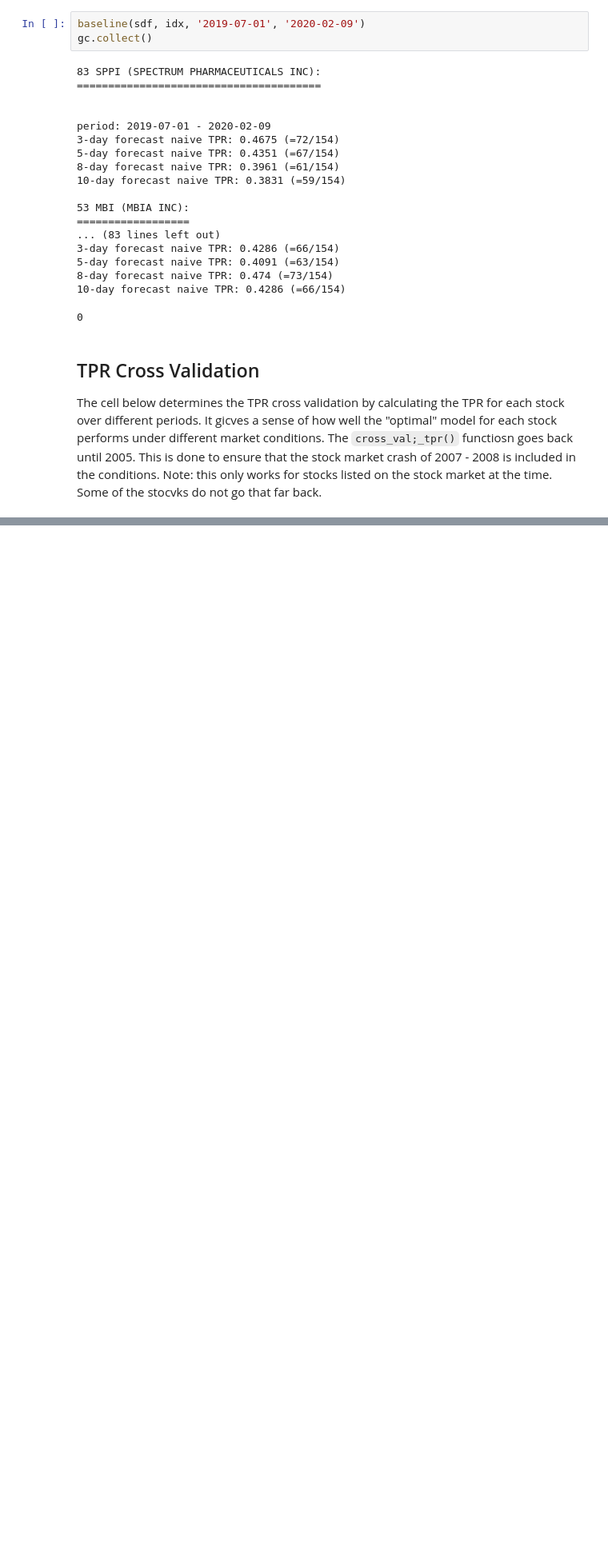
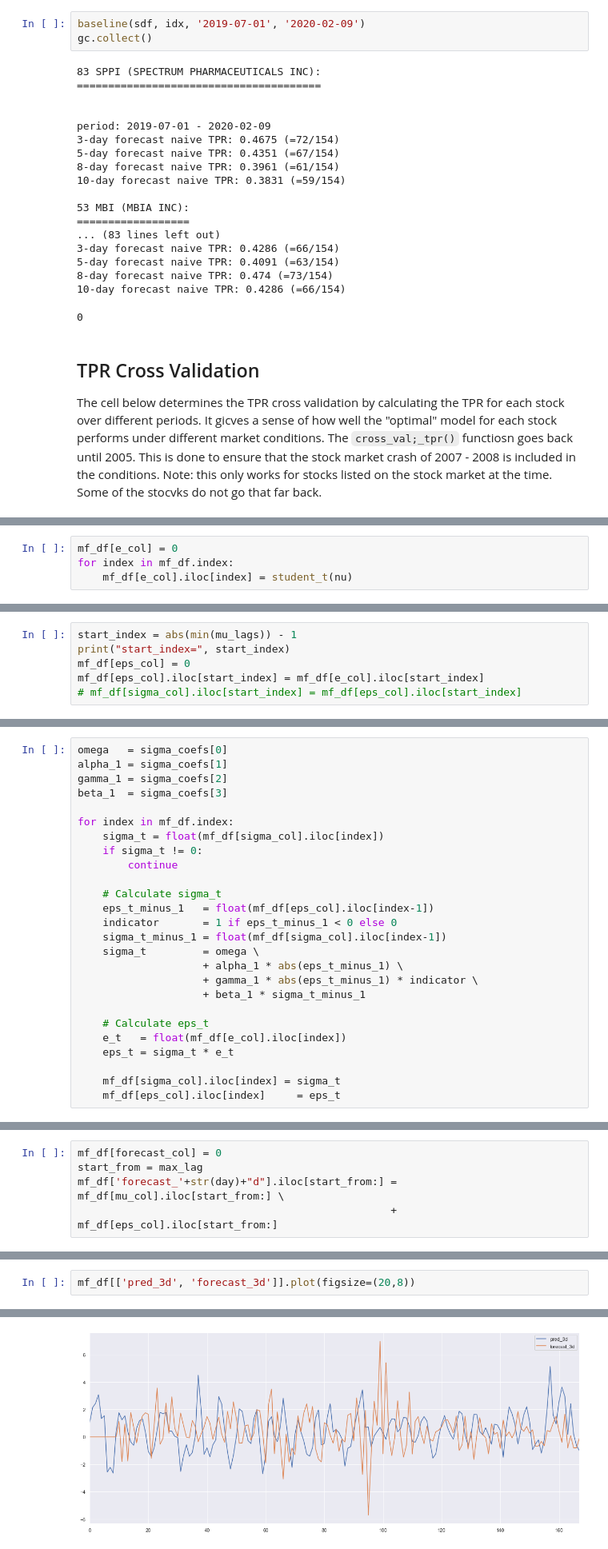
Before and after one commit to frkornet/Stock-Market-Final-Project, a Jupyter notebook: notebook/test days up.ipynb, the cells around one changed output, grey strips where cells are left out. Shown at 80% size. Drawn from its saved outputs; the diff is of its cells as text; blank space fills up the shorter version.

```diff
--- a/notebook/test days up.ipynb
+++ b/notebook/test days up.ipynb
@@ -349,0 +554,4 @@ Name: params, dtype: float64
+# %%
+mf_df[e_col] = 0
+for index in mf_df.index:
+    mf_df[e_col].iloc[index] = student_t(nu)
@@ -349,0 +578,6 @@ Name: params, dtype: float64
+# %%
+start_index = abs(min(mu_lags)) - 1
+print("start_index=", start_index)
+mf_df[eps_col] = 0
+mf_df[eps_col].iloc[start_index] = mf_df[e_col].iloc[start_index]
+# mf_df[sigma_col].iloc[start_index] = mf_df[eps_col].iloc[start_index]
@@ -349,0 +606,26 @@ Name: params, dtype: float64
+# %%
+omega   = sigma_coefs[0]
+alpha_1 = sigma_coefs[1]
+gamma_1 = sigma_coefs[2]
+beta_1  = sigma_coefs[3]
+
+for index in mf_df.index:
+    sigma_t = float(mf_df[sigma_col].iloc[index])
+    if sigma_t != 0:
+        continue
+
+    # Calculate sigma_t
+    eps_t_minus_1   = float(mf_df[eps_col].iloc[index-1])
+    indicator       = 1 if eps_t_minus_1 < 0 else 0
+    sigma_t_minus_1 = float(mf_df[sigma_col].iloc[index-1])
+    sigma_t         = omega \
+                    + alpha_1 * abs(eps_t_minus_1) \
+                    + gamma_1 * abs(eps_t_minus_1) * indicator \
+                    + beta_1 * sigma_t_minus_1
+
+    # Calculate eps_t
+    e_t   = float(mf_df[e_col].iloc[index])
+    eps_t = sigma_t * e_t
+
+    mf_df[sigma_col].iloc[index] = sigma_t
+    mf_df[eps_col].iloc[index]     = eps_t
@@ -349,0 +652,5 @@ Name: params, dtype: float64
+# %%
+mf_df[forecast_col] = 0
+start_from = max_lag
+mf_df['forecast_'+str(day)+"d"].iloc[start_from:] = mf_df[mu_col].iloc[start_from:] \
+                                                  + mf_df[eps_col].iloc[start_from:]
@@ -349,0 +677,3 @@ Name: params, dtype: float64
+# %%
+mf_df[['pred_3d', 'forecast_3d']].plot(figsize=(20,8))
+# %% [output]
@@ -349,0 +681 @@ Name: params, dtype: float64
+[figure, added]
```
Also changed, not shown: parts of 40 cells of this notebook, 3 other files.
